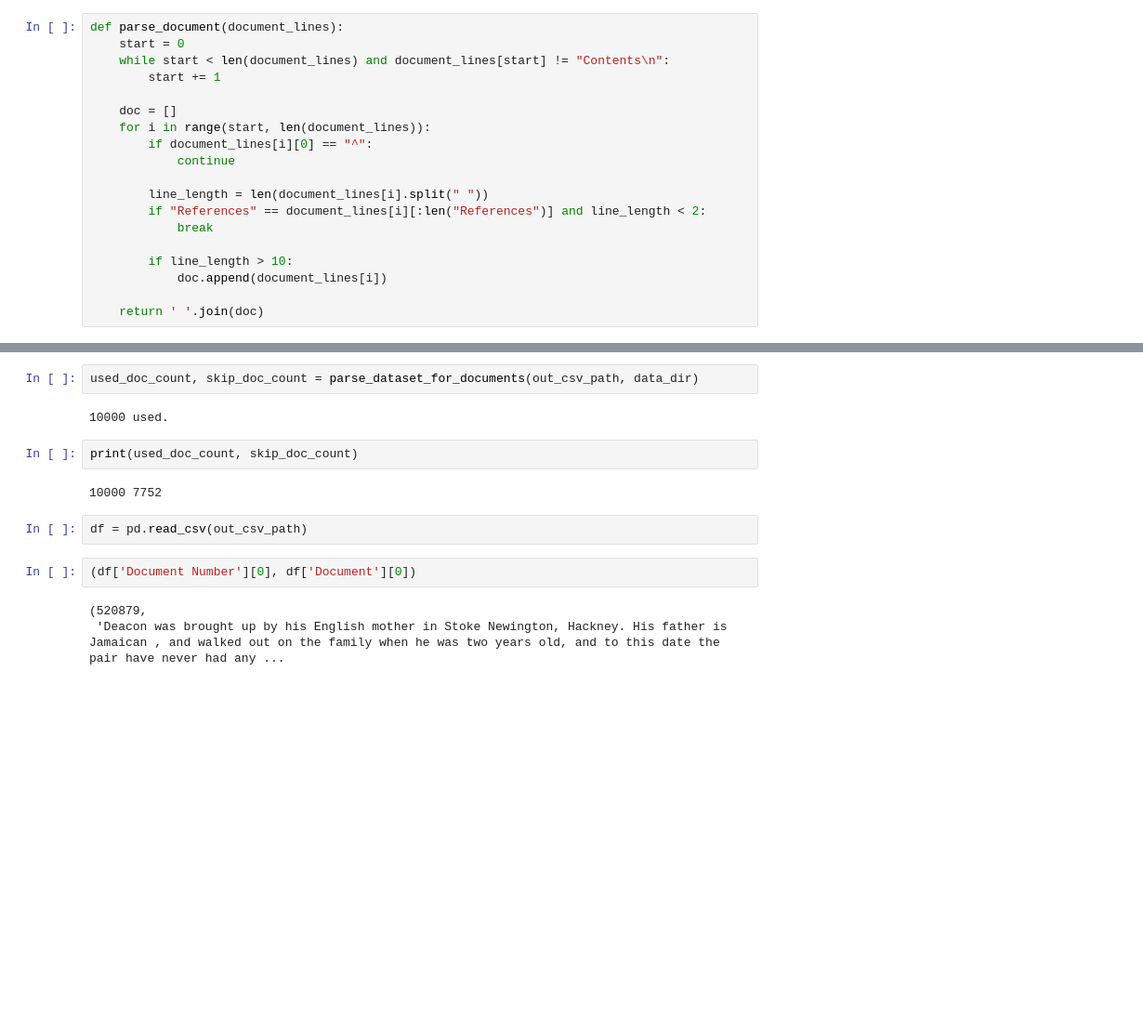
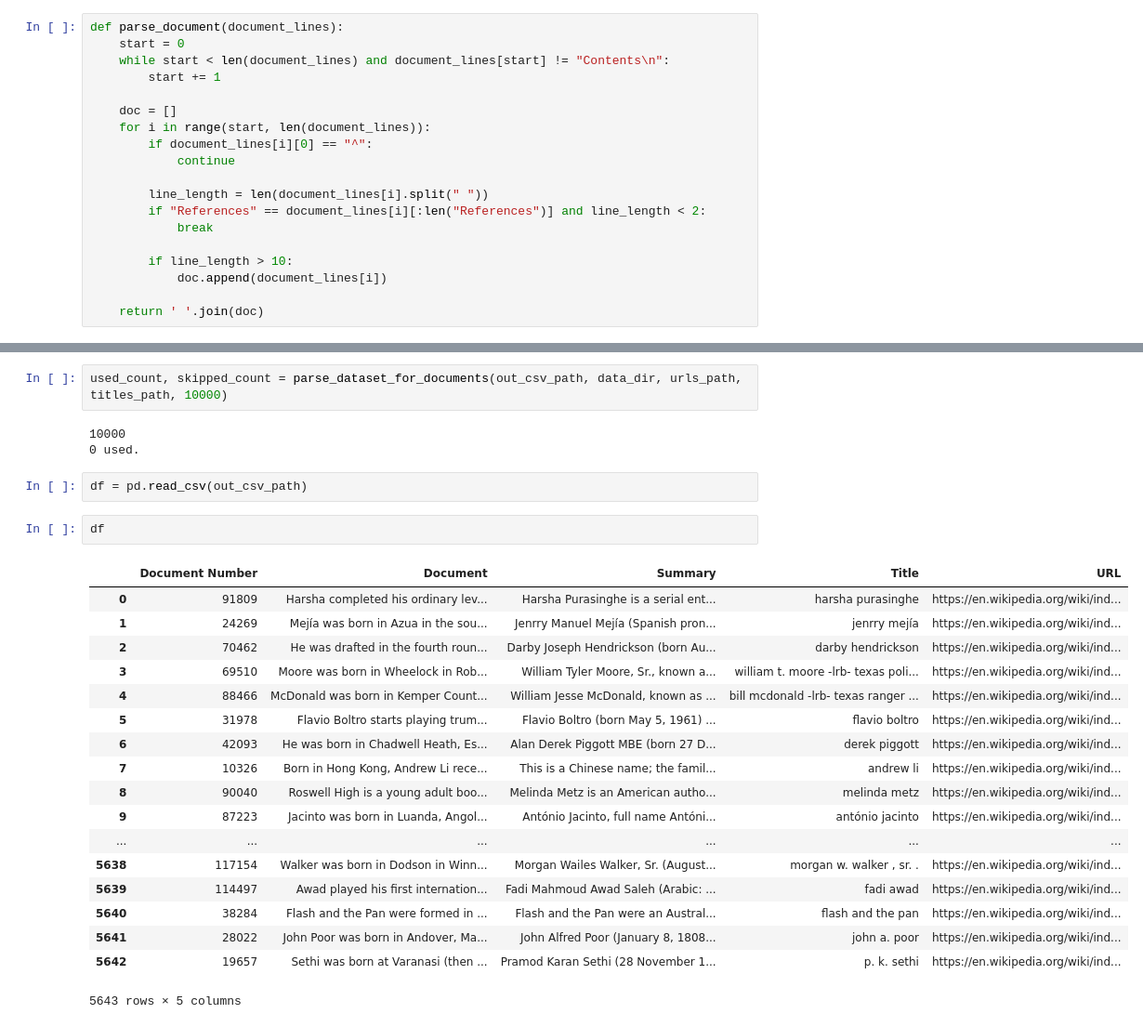
Before and after one commit to ZhaiResearchGroup/WikipediaScraper, a Jupyter notebook: DocumentParsing.ipynb, the cells around one changed output, grey strips where cells are left out. Shown: that part at 93% size. Cells and saved outputs as stored; diff of their text form; blank space fills up the shorter version.

```diff
--- a/DocumentParsing.ipynb
+++ b/DocumentParsing.ipynb
@@ -55,15 +116,28 @@ def parse_dataset_for_documents(csv_path, data_dir):
 # %%
-used_doc_count, skip_doc_count = parse_dataset_for_documents(out_csv_path, data_dir)
+used_count, skipped_count = parse_dataset_for_documents(out_csv_path, data_dir, urls_path, titles_path, 10000)
 # %% [output]
-10000 used.
+10000
+0 used.
-# %%
-print(used_doc_count, skip_doc_count)
-# %% [output]
-10000 7752
 # %%
 df = pd.read_csv(out_csv_path)
-# %%
-(df['Document Number'][0], df['Document'][0])
-# %% [output]
-(520879,
- 'Deacon was brought up by his English mother in Stoke Newington, Hackney. His father is Jamaican , and walked out on the family when he was two years old, and to this date the pair have never had any ...
+# %%
+df
+# %% [output]
+|  | Document Number | Document | Summary | Title | URL |
+| 0 | 91809 | Harsha completed his ordinary lev... | Harsha Purasinghe is a serial ent... | harsha purasinghe | https://en.wikipedia.org/wiki/ind... |
+| 1 | 24269 | Mejía was born in Azua in the sou... | Jenrry Manuel Mejía (Spanish pron... | jenrry mejía | https://en.wikipedia.org/wiki/ind... |
+| 2 | 70462 | He was drafted in the fourth roun... | Darby Joseph Hendrickson (born Au... | darby hendrickson | https://en.wikipedia.org/wiki/ind... |
+| 3 | 69510 | Moore was born in Wheelock in Rob... | William Tyler Moore, Sr., known a... | william t. moore -lrb- texas poli... | https://en.wikipedia.org/wiki/ind... |
+| 4 | 88466 | McDonald was born in Kemper Count... | William Jesse McDonald, known as ... | bill mcdonald -lrb- texas ranger ... | https://en.wikipedia.org/wiki/ind... |
+| 5 | 31978 | Flavio Boltro starts playing trum... | Flavio Boltro (born May 5, 1961) ... | flavio boltro | https://en.wikipedia.org/wiki/ind... |
+| 6 | 42093 | He was born in Chadwell Heath, Es... | Alan Derek Piggott MBE (born 27 D... | derek piggott | https://en.wikipedia.org/wiki/ind... |
+| 7 | 10326 | Born in Hong Kong, Andrew Li rece... | This is a Chinese name; the famil... | andrew li | https://en.wikipedia.org/wiki/ind... |
+| 8 | 90040 | Roswell High is a young adult boo... | Melinda Metz is an American autho... | melinda metz | https://en.wikipedia.org/wiki/ind... |
+| 9 | 87223 | Jacinto was born in Luanda, Angol... | António Jacinto, full name Antóni... | antónio jacinto | https://en.wikipedia.org/wiki/ind... |
+| ... | ... | ... | ... | ... | ... |
+| 5638 | 117154 | Walker was born in Dodson in Winn... | Morgan Wailes Walker, Sr. (August... | morgan w. walker , sr. . | https://en.wikipedia.org/wiki/ind... |
+| 5639 | 114497 | Awad played his first internation... | Fadi Mahmoud Awad Saleh (Arabic: ... | fadi awad | https://en.wikipedia.org/wiki/ind... |
+| 5640 | 38284 | Flash and the Pan were formed in ... | Flash and the Pan were an Austral... | flash and the pan | https://en.wikipedia.org/wiki/ind... |
+| 5641 | 28022 | John Poor was born in Andover, Ma... | John Alfred Poor (January 8, 1808... | john a. poor | https://en.wikipedia.org/wiki/ind... |
+| 5642 | 19657 | Sethi was born at Varanasi (then ... | Pramod Karan Sethi (28 November 1... | p. k. sethi | https://en.wikipedia.org/wiki/ind... |
+5643 rows × 5 columns
```
Also changed, not shown: parts of 5 cells of this notebook, 5 other files.
